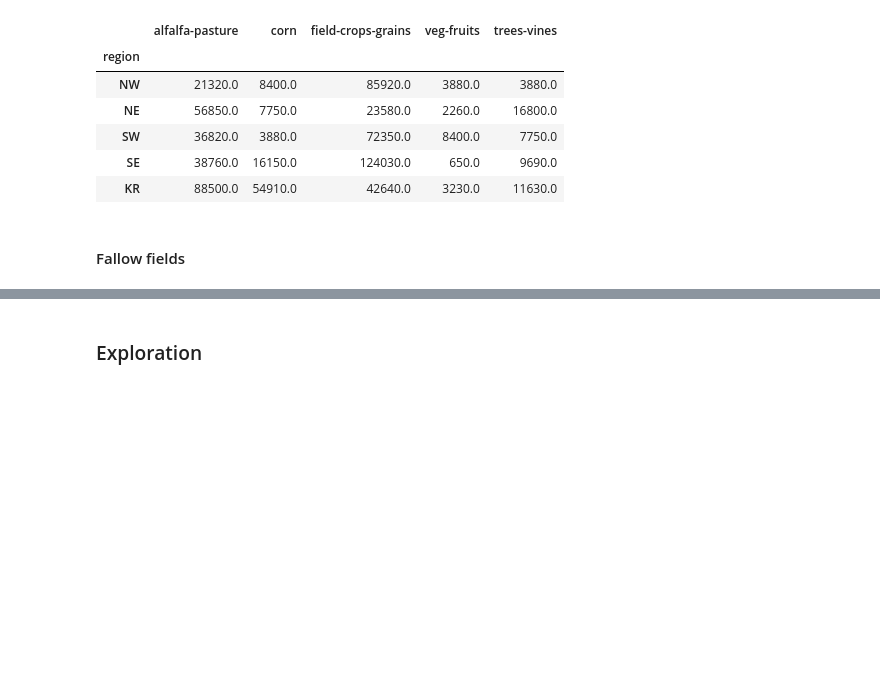
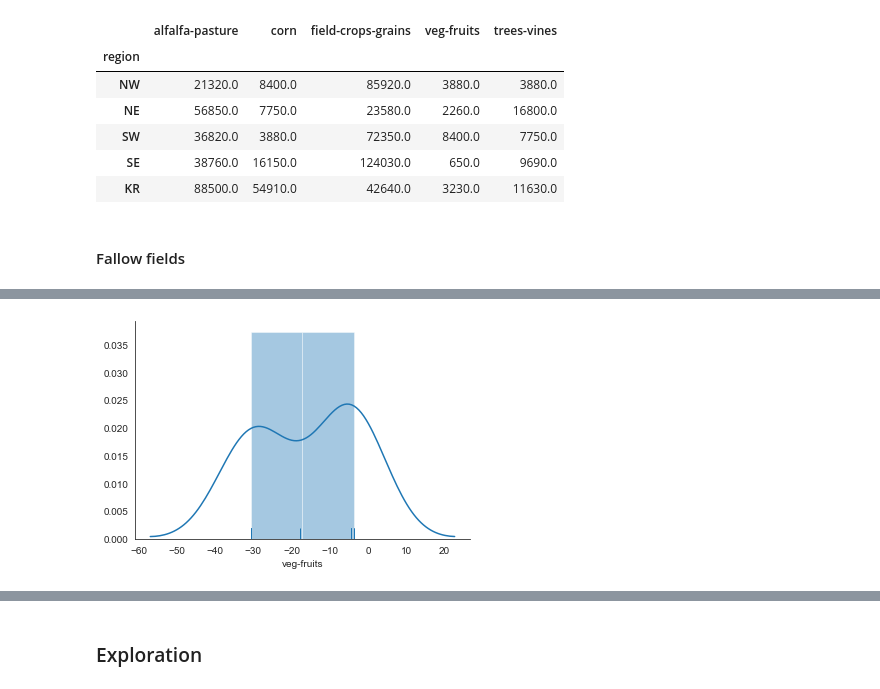
Before and after one commit to eanderson-ei/cv-mbom, a Jupyter notebook: notebooks/greedy-optimization.ipynb, the cells around one changed output, grey strips where cells are left out. Cells and saved outputs as stored; diff of their text form; code cells hidden in the pictures; blank space fills up the shorter version.

```diff
--- a/notebooks/greedy-optimization.ipynb
+++ b/notebooks/greedy-optimization.ipynb
@@ -63 +80,6 @@ for i in range(100):
+# %%
+sns.distplot(trials['veg-fruits']-3230, rug=True)
+sns.despine()
+# %% [output]
+[figure, added]
 # %%
```
Also changed, not shown: parts of 10 cells of this notebook, 1 other file.
